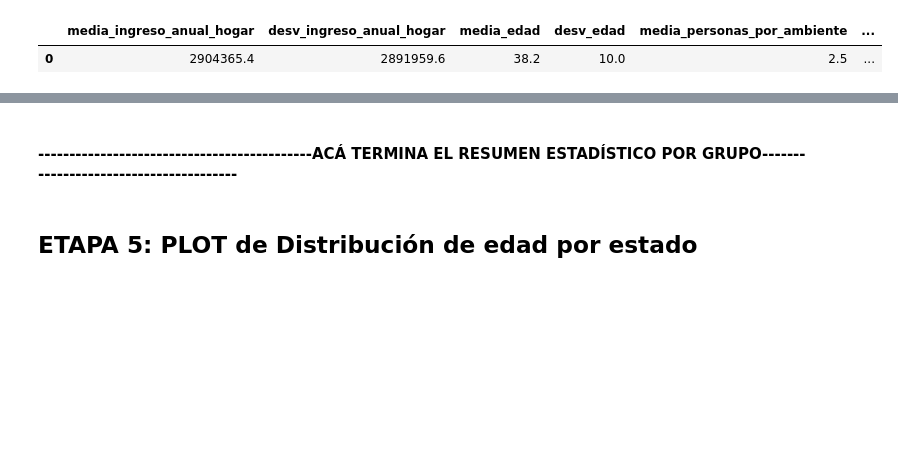
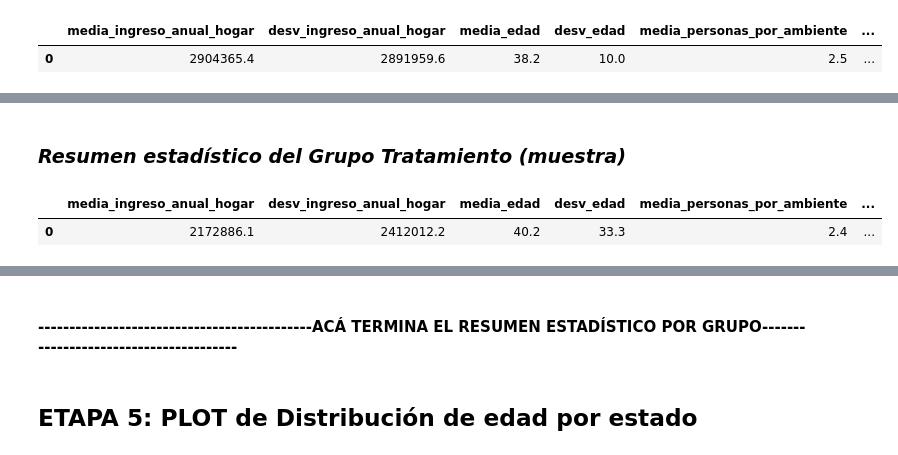
Before and after one commit to andreasoledadguerra/impact-evaluation-of-public-policy, a Jupyter notebook: impact_evaluation_policy.ipynb, the cells around one changed output, grey strips where cells are left out. Saved outputs shown, nothing was run; the diff lists cells and outputs as text; code cells hidden in the pictures; blank space fills up the shorter version.

Commit message:
feat: implement "calcular_media_std_lista" to Treatment Group sample

```diff
--- a/impact_evaluation_policy.ipynb
+++ b/impact_evaluation_policy.ipynb
@@ -461,0 +467,8 @@ paredes_ext_rev_control
+# %% [markdown]
+### *Resumen estadístico del Grupo Tratamiento (muestra)*
+# %%
+lista_t = ['ingreso_anual_hogar', 'edad', 'personas_por_ambiente']
+calcular_media_std_lista(mas_tratamiento, lista_t)
+# %% [output]
+|  | media_ingreso_anual_hogar | desv_ingreso_anual_hogar | media_edad | desv_edad | media_personas_por_ambiente | ... |
+| 0 | 2172886.1 | 2412012.2 | 40.2 | 33.3 | 2.4 | ... |
```
Also changed, not shown: parts of 5 cells of this notebook.
